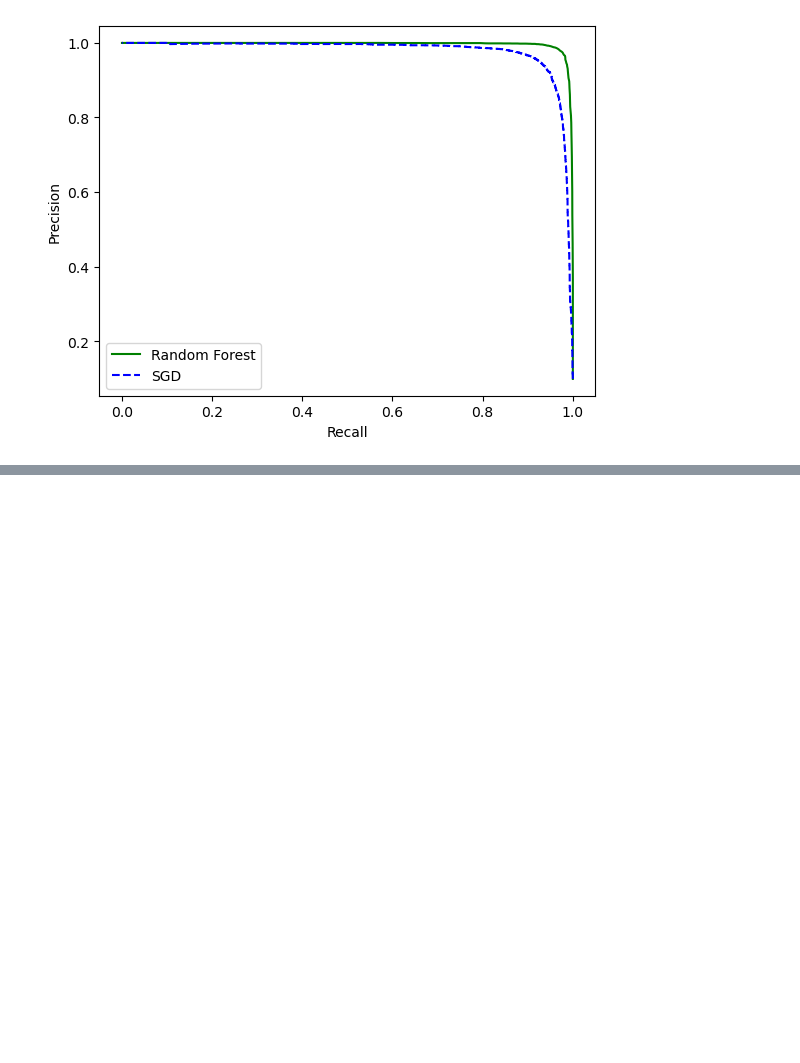
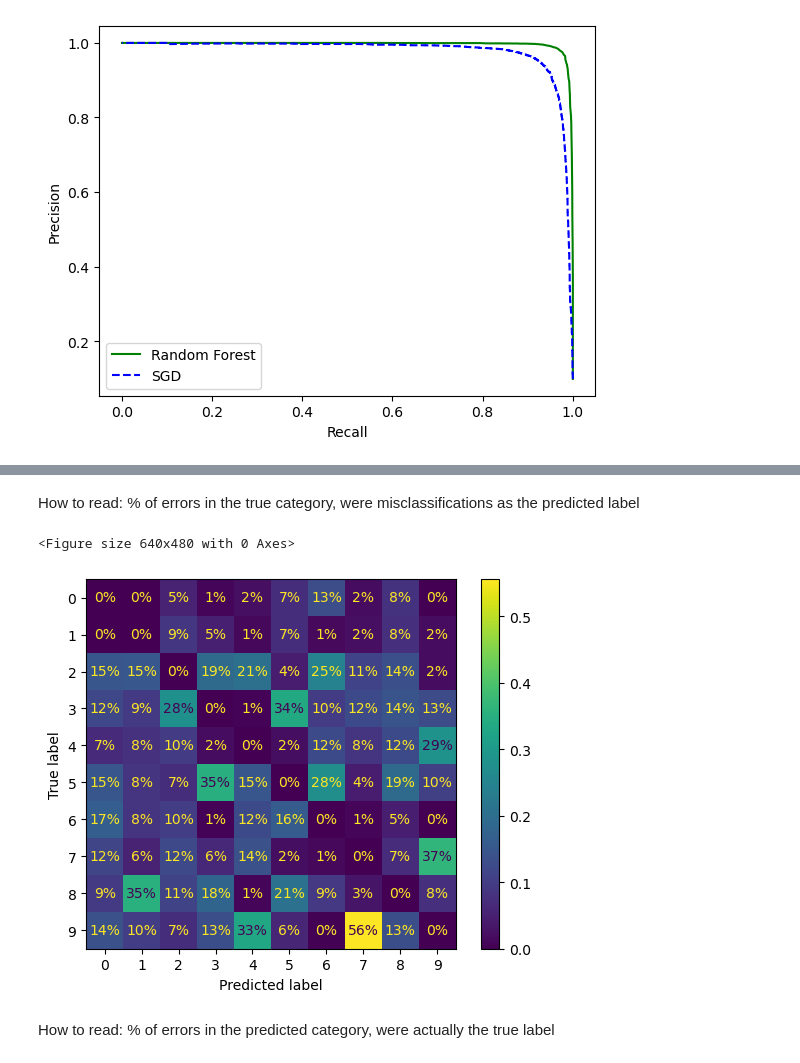
Before and after one commit to JuanPabloRodriguezC/scikit_classification, a Jupyter notebook: digit_classification.ipynb, the cells around one changed output, grey strips where cells are left out. Cells and saved outputs as stored; diff of their text form; code cells hidden in the pictures; blank space fills up the shorter version.

```diff
--- a/digit_classification.ipynb
+++ b/digit_classification.ipynb
@@ -293,0 +347,12 @@ KeyboardInterrupt:
+# %% [markdown]
+How to read: % of errors in the true category, were misclassifications as the predicted label
+# %%
+sample_weight = (y_train != y_train_pred)
+plt.clf()
+ConfusionMatrixDisplay.from_predictions(y_train, y_train_pred, normalize='pred', values_format='.0%', sample_weight=sample_weight)
+plt.show()
+# %% [output]
+<Figure size 640x480 with 0 Axes>
+[figure, added]
+# %% [markdown]
+How to read: % of errors in the predicted category, were actually the true label
```
Also changed, not shown: parts of 61 cells of this notebook.
